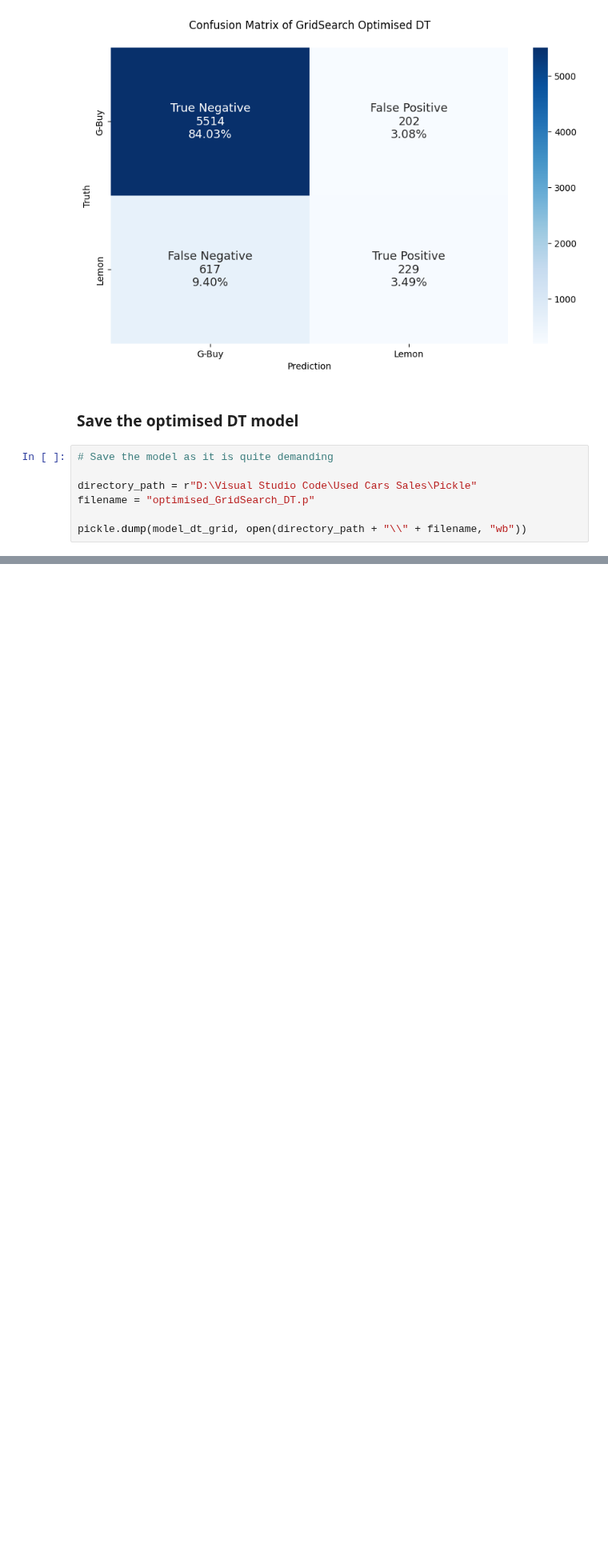
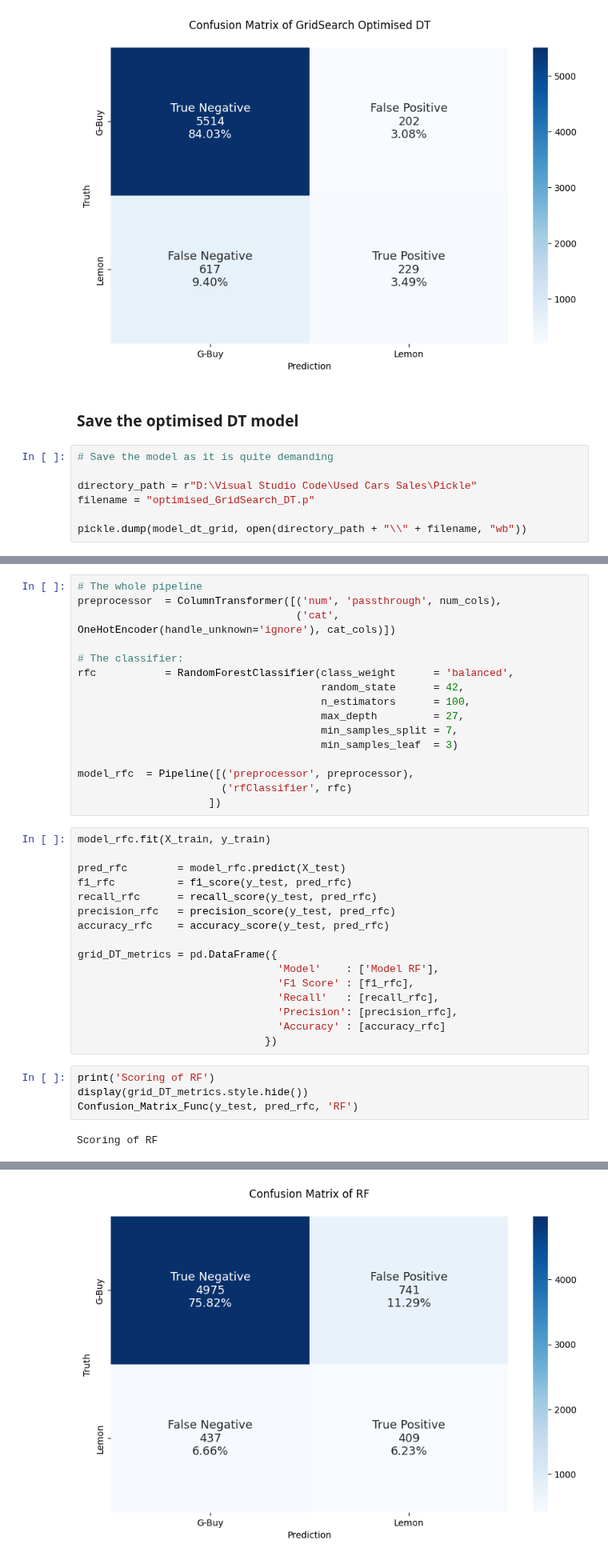
Before and after one commit to Joe-ElM/Used-Cars-Sales, a Jupyter notebook: Notebooks/DT & RF Model.ipynb, the cells around one changed output, grey strips where cells are left out. Shown at 80% size. Drawn from its saved outputs; the diff is of its cells as text; blank space fills up the shorter version.

```diff
--- a/Notebooks/DT & RF Model.ipynb
+++ b/Notebooks/DT & RF Model.ipynb
@@ -242,0 +247,38 @@ pickle.dump(model_dt_grid, open(directory_path + "\\" + filename, "wb"))
+# %%
+# The whole pipeline
+preprocessor  = ColumnTransformer([('num', 'passthrough', num_cols),
+                                   ('cat', OneHotEncoder(handle_unknown='ignore'), cat_cols)])
+
+# The classifier:
+rfc           = RandomForestClassifier(class_weight      = 'balanced',
+                                       random_state      = 42,
+                                       n_estimators      = 100,
+                                       max_depth         = 27,
+                                       min_samples_split = 7,
+                                       min_samples_leaf  = 3)
+
+model_rfc  = Pipeline([('preprocessor', preprocessor),
+                       ('rfClassifier', rfc)
+                     ])
+# %%
+model_rfc.fit(X_train, y_train)
+
+pred_rfc        = model_rfc.predict(X_test)
+f1_rfc          = f1_score(y_test, pred_rfc)
+recall_rfc      = recall_score(y_test, pred_rfc)
+precision_rfc   = precision_score(y_test, pred_rfc)
+accuracy_rfc    = accuracy_score(y_test, pred_rfc)
+
+grid_DT_metrics = pd.DataFrame({
+                                'Model'    : ['Model RF'],
+                                'F1 Score' : [f1_rfc],
+                                'Recall'   : [recall_rfc],
+                                'Precision': [precision_rfc],
+                                'Accuracy' : [accuracy_rfc]
+                              })
+# %%
+print('Scoring of RF')
+display(grid_DT_metrics.style.hide())
+Confusion_Matrix_Func(y_test, pred_rfc, 'RF')
+# %% [output]
+Scoring of RF
@@ -242,0 +287 @@ pickle.dump(model_dt_grid, open(directory_path + "\\" + filename, "wb"))
+[figure, added]
```
Also changed, not shown: parts of 17 cells of this notebook, 8 other files.
